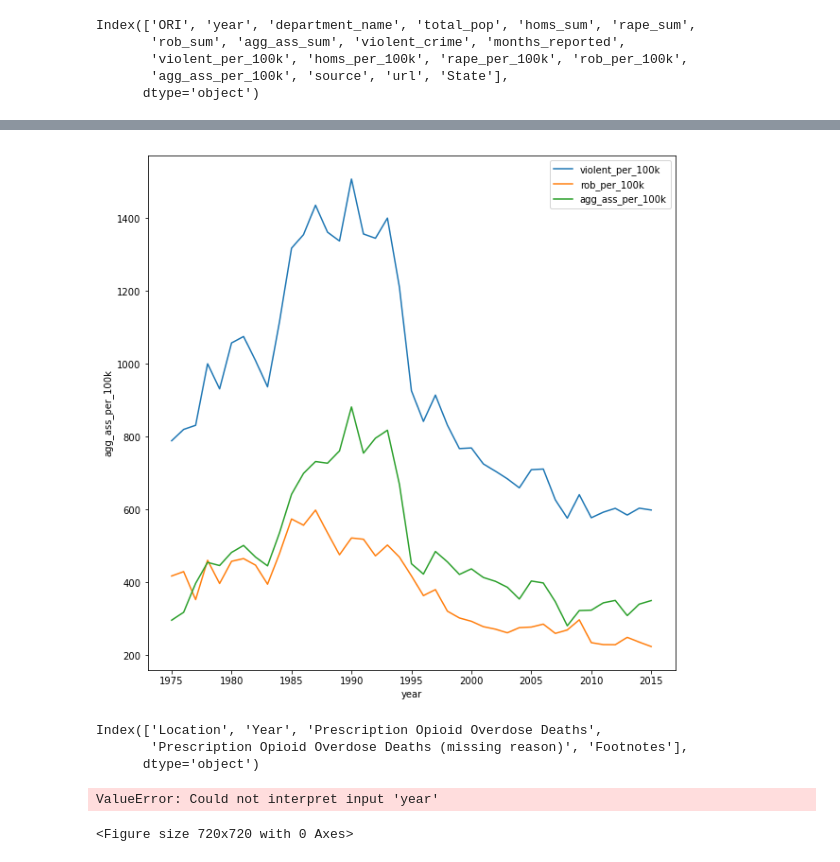
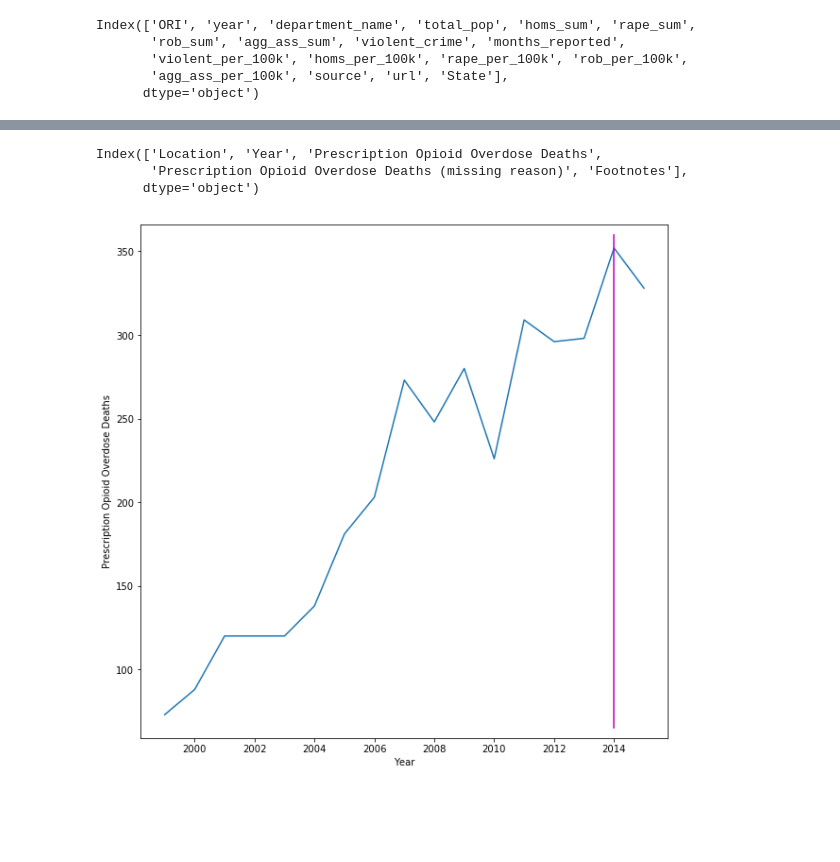
Before and after one commit to displaced-lobster/BDC2019, a Jupyter notebook: Recreational Cannabis.ipynb, the cells around one changed output, grey strips where cells are left out. Cells and saved outputs as stored; diff of their text form; code cells hidden in the pictures; blank space fills up the shorter version.

```diff
--- a/Recreational Cannabis.ipynb
+++ b/Recreational Cannabis.ipynb
@@ -92,10 +109,3 @@ plt.show()
-# %%
-plt.figure(figsize=(10, 10))
-for column in columns[2:]:
-    ax = sns.lineplot(x='year', y=column, data=crime_wash, label=column)
-plt.show()
-# %% [output]
-[figure, removed]
 # %%
 pre_od.columns
 # %% [output]
@@ -109,8 +119,8 @@ pre_od_col = pre_od[columns][pre_od['Location'] == 'Colorado']
 pre_od_wash = pre_od[columns][pre_od['Location'] == 'Washington']
 # %%
 plt.figure(figsize=(10, 10))
-sns.lineplot(x='year', y=column, data=pre_od_col, label='Prescription Opioid Overdose Deaths')
+sns.lineplot(x='Year', y='Prescription Opioid Overdose Deaths', data=pre_od_col)
+plt.axvline(2014, 0.02, 0.98, c='m', label='Legalization')
 plt.show()
 # %% [output]
-ValueError: Could not interpret input 'year'
-<Figure size 720x720 with 0 Axes>
+[figure, added]
```
Also changed, not shown: parts of 7 cells of this notebook.
